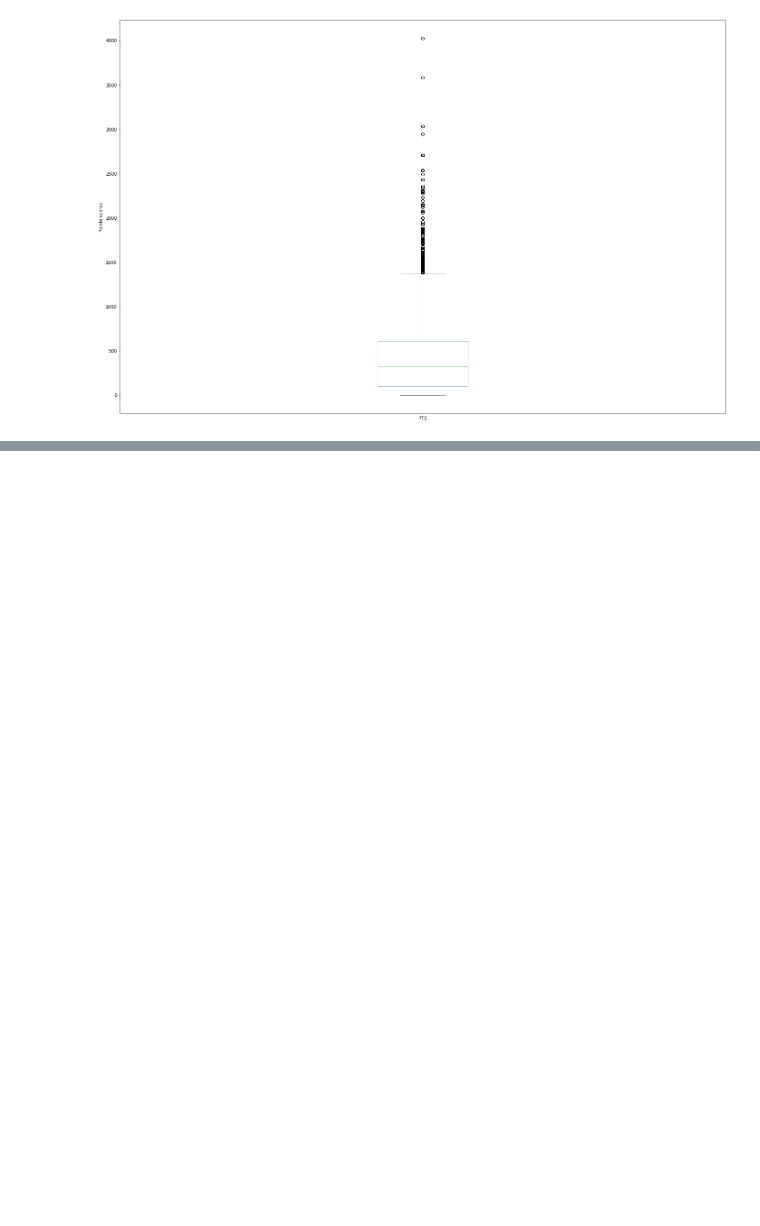
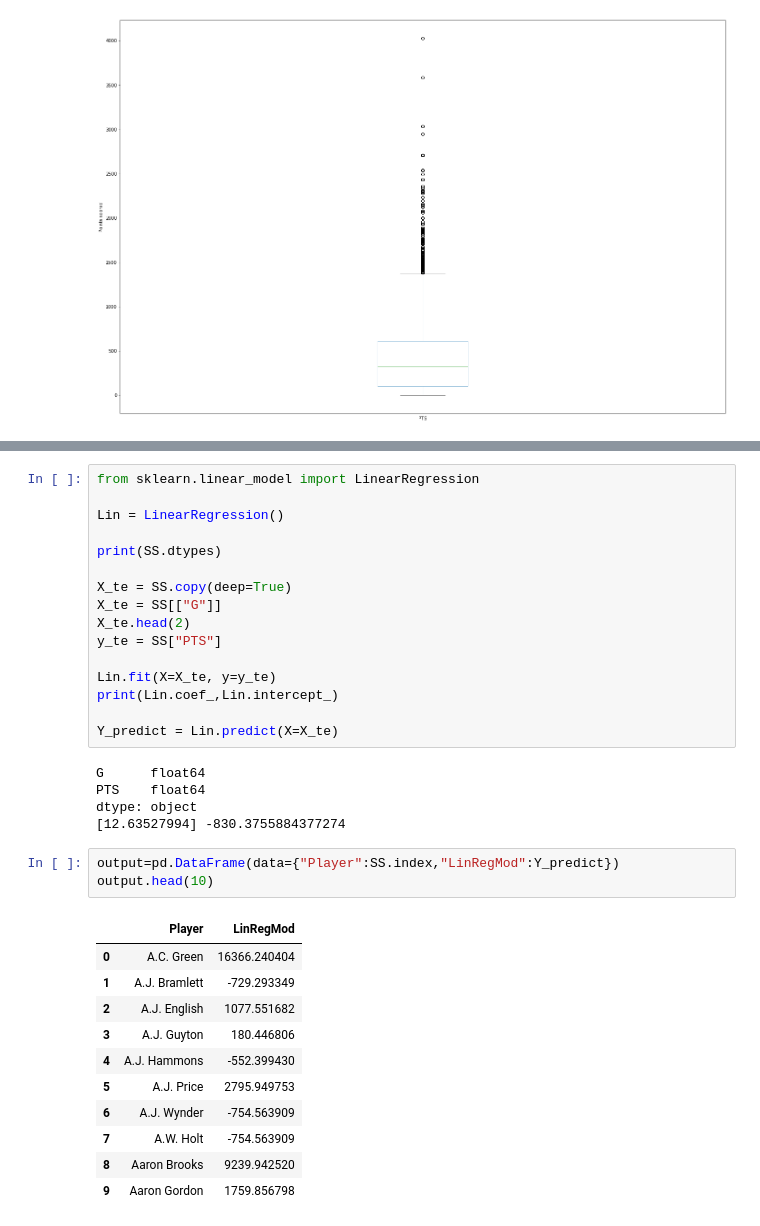
Before and after one commit to CS-UCR/cs105-prj-phase3-tuttifrutti, a Jupyter notebook: EDA.ipynb, the cells around one changed output, grey strips where cells are left out. Saved outputs shown, nothing was run; the diff lists cells and outputs as text; blank space fills up the shorter version.

```diff
--- a/EDA.ipynb
+++ b/EDA.ipynb
@@ -41,0 +88,36 @@ This a graph to show that the more recent games that have been played infact sho
+# %%
+from sklearn.linear_model import LinearRegression
+
+Lin = LinearRegression()
+
+print(SS.dtypes)
+
+X_te = SS.copy(deep=True)
+X_te = SS[["G"]]
+X_te.head(2)
+y_te = SS["PTS"]
+
+Lin.fit(X=X_te, y=y_te)
+print(Lin.coef_,Lin.intercept_)
+
+Y_predict = Lin.predict(X=X_te)
+# %% [output]
+G      float64
+PTS    float64
+dtype: object
+[12.63527994] -830.3755884377274
+# %%
+output=pd.DataFrame(data={"Player":SS.index,"LinRegMod":Y_predict})
+output.head(10)
+# %% [output]
+|  | Player | LinRegMod |
+| 0 | A.C. Green | 16366.240404 |
+| 1 | A.J. Bramlett | -729.293349 |
+| 2 | A.J. English | 1077.551682 |
+| 3 | A.J. Guyton | 180.446806 |
+| 4 | A.J. Hammons | -552.399430 |
+| 5 | A.J. Price | 2795.949753 |
+| 6 | A.J. Wynder | -754.563909 |
+| 7 | A.W. Holt | -754.563909 |
+| 8 | Aaron Brooks | 9239.942520 |
+| 9 | Aaron Gordon | 1759.856798 |
```
Also changed, not shown: parts of 10 cells of this notebook.
